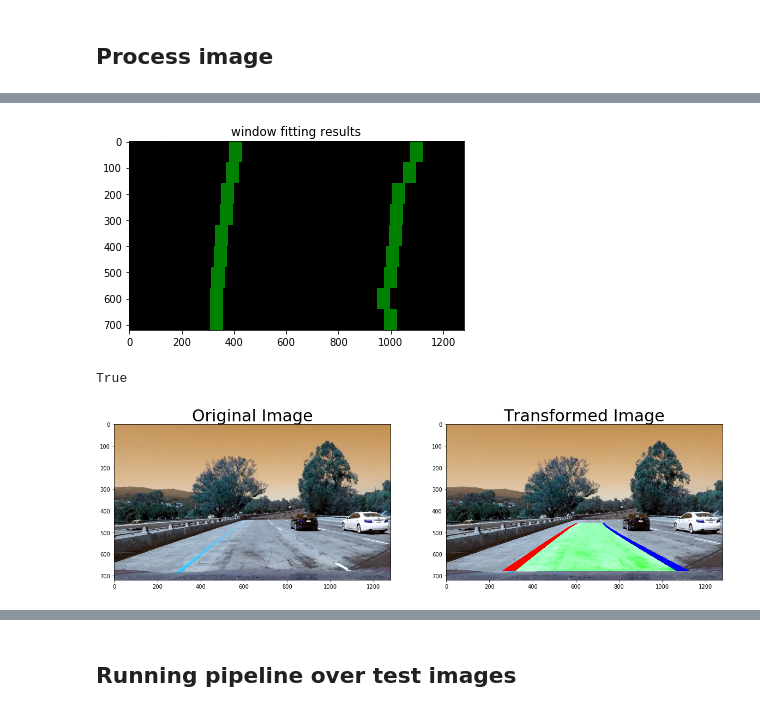
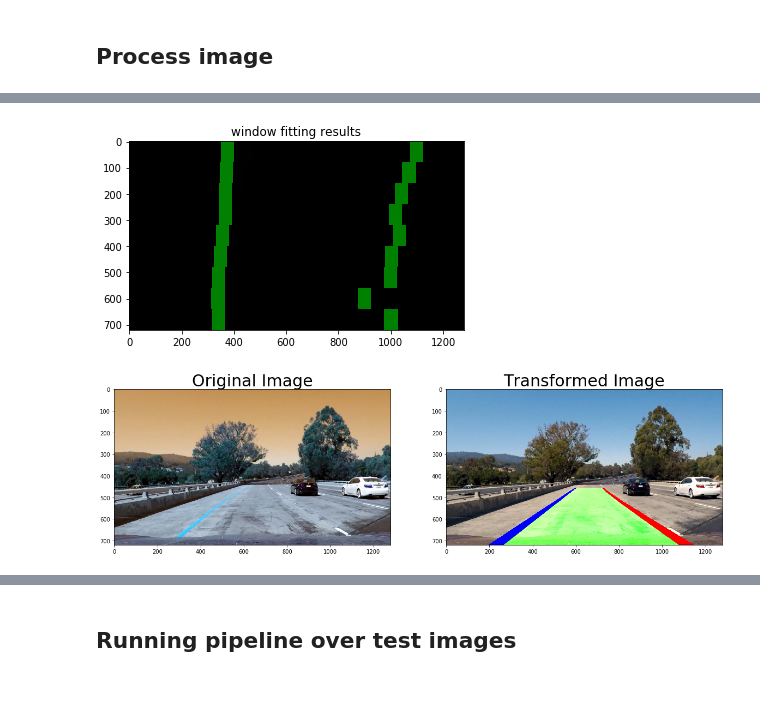
Before and after one commit to lealldiogo/CarND-Advanced-Lane-Lines, a Jupyter notebook: Project.ipynb, the cells around one changed output, grey strips where cells are left out. Saved outputs shown, nothing was run; the diff lists cells and outputs as text; code cells hidden in the pictures.

```diff
--- a/Project.ipynb
+++ b/Project.ipynb
@@ -94,7 +94,7 @@ source = np.float32([tl, bl, br, tr])
 # For destination points, I'm arbitrarily choosing some points to be a nice fit for displaying the warped result
 # Not exact, but close enough for our purposes. Dividing by four is a good aproximation
 destination = np.float32([(img_size[0]/4, 0), (img_size[0]/4, img_size[1]), (img_size[0]*3/4, img_size[1]), (img_size[0]*3/4, 0)])
-
-warped, M, Minv = warper(img, source, destination)
-visualize(img,warped)
+print(destination)
+warped, M, Minv = warper(persp_test, source, destination)
+visualize(persp_test,warped)
 # %% [output]
@@ -157,12 +169,19 @@ def dir_threshold(image, sobel_kernel=3, thresh=(0, np.pi/2)):
     # 6) Return this mask as your binary_output image
     return dir_binary
 # %%
-def color_threshold(image, s_thresh=(0,255), v_thresh=(0,255)):
+def color_threshold(image, s_thresh=(0,255), v_thresh=(0,255), r_thresh=(0,255), g_thresh=(0,255), l_thresh=(0,255)):
+    #image in rgb
+    r_channel = image[:,:,0]
+    g_channel = image[:,:,1]
+    rg_binary = np.zeros_like(r_channel)
+    rg_binary[(r_channel >= r_thresh[0]) & (r_channel <= r_thresh[1]) | (g_channel >= g_thresh[0]) & (g_channel <= g_thresh[1])] = 1
+
     hls = cv2.cvtColor(image, cv2.COLOR_RGB2HLS) #.astype(np.float)
     s_channel = hls[:,:,2]
+    l_channel = hls[:,:,1]
     # Threshold color channel
-    s_binary = np.zeros_like(s_channel)
-    s_binary[(s_channel >= s_thresh[0]) & (s_channel <= s_thresh[1])] = 1
+    sl_binary = np.zeros_like(s_channel)
+    sl_binary[(s_channel >= s_thresh[0]) & (s_channel <= s_thresh[1]) | (l_channel >= l_thresh[0]) & (l_channel <= l_thresh[1])] = 1
 
     hsv = cv2.cvtColor(image, cv2.COLOR_RGB2HSV) #.astype(np.float)
     v_channel = hls[:,:,2]
@@ -171,7 +190,7 @@ def color_threshold(image, s_thresh=(0,255), v_thresh=(0,255)):
     v_binary[(v_channel >= v_thresh[0]) & (v_channel <= v_thresh[1])] = 1
 
     color_binary = np.zeros_like(s_channel)
-    color_binary[(v_binary == 1) & (s_binary == 1)] = 1
+    color_binary[(sl_binary == 1) & (rg_binary == 1) & (v_binary == 1)] = 1
 
     return color_binary
 # %%
@@ -179,22 +198,22 @@ def color_threshold(image, s_thresh=(0,255), v_thresh=(0,255)):
 ksize = 3 # Choose a larger odd number to smooth gradient measurements
 
 # Apply each of the thresholding functions
-gradx = abs_sobel_thresh(img, orient='x', sobel_kernel=5, thresh=(10, 255))
-grady = abs_sobel_thresh(img, orient='y', sobel_kernel=3, thresh=(50, 255))
+gradx = abs_sobel_thresh(img, orient='x', sobel_kernel=9, thresh=(80, 255))
+grady = abs_sobel_thresh(img, orient='y', sobel_kernel=3, thresh=(30, 255))
 mag_binary = mag_thresh(img, sobel_kernel=5, mag_thresh=(40, 100))
 dir_binary = dir_threshold(img, sobel_kernel=7, thresh=(1, 2))
-color_binary = color_threshold(img, s_thresh=(115,255), v_thresh=(60,255))
+color_binary = color_threshold(img, s_thresh=(90,255), l_thresh=(240,255), r_thresh=(80,255), g_thresh=(80,255), v_thresh=(60,255))
 
 # Combining thresholds
 combined1 = np.zeros_like(img[:,:,0])
-combined1[((gradx == 1) & (grady == 1)) |  (color_binary == 1)] = 1 # ((gradx == 1) & (grady == 1)) |
-combined2 = np.zeros_like(img[:,:,0])
-combined2[((mag_binary == 1) & (dir_binary == 1)) | (color_binary == 1)] = 1 # ((gradx == 1) & (grady == 1)) |
-combined3 = np.zeros_like(img[:,:,0])
-combined3[ (gradx == 1) | (color_binary == 1)] = 1 # ((gradx == 1) & (grady == 1)) |
+combined1[(color_binary == 1)] = 1 # ((gradx == 1) & (grady == 1)) |
+# combined2 = np.zeros_like(img[:,:,0])
+# combined2[((mag_binary == 1) & (dir_binary == 1)) | (color_binary == 1)] = 1 # ((gradx == 1) & (grady == 1)) |
+# combined3 = np.zeros_like(img[:,:,0])
+# combined3[ (gradx == 1) | (color_binary == 1)] = 1 # ((gradx == 1) & (grady == 1)) |
 
 # Plotting results
 visualize_gray(img, combined1)
-visualize_gray(img, combined2)
-visualize_gray(img, combined3)
+# visualize_gray(img, combined2)
+# visualize_gray(img, combined3)
 # %% [output]
@@ -288,42 +305,41 @@ output = cv2.addWeighted(warpage, 1, template, 0.5, 0.0) # overlay the orignal r
 plt.imshow(output)
 plt.title('window fitting results')
 plt.show()
-cv2.imwrite('output_images/window_fit.jpg',output)
+# cv2.imwrite('output_images/window_fit.jpg',output)
 # %% [output]
-[figure, old version]
+[figure, new version]
-True
 # %%
 yvals = range(0, binary_warped.shape[0])
 
 res_yvals = np.arange(binary_warped.shape[0] - (window_height/2), 0, -window_height)
 
 left_fit = np.polyfit(res_yvals, leftx, 2)
 left_fitx = left_fit[0]*yvals*yvals + left_fit[1]*yvals + left_fit[2]
 left_fitx = np.array(left_fitx, np.int32)
 
 right_fit = np.polyfit(res_yvals, rightx, 2)
 right_fitx = right_fit[0]*yvals*yvals + right_fit[1]*yvals + right_fit[2]
 right_fitx = np.array(right_fitx, np.int32)
 
 left_lane = np.array(list(zip(np.concatenate((left_fitx-window_width/2,left_fitx[::-1]+window_width/2), axis=0),np.concatenate((yvals,yvals[::-1]),axis=0))), np.int32)
 right_lane = np.array(list(zip(np.concatenate((right_fitx-window_width/2,right_fitx[::-1]+window_width/2), axis=0),np.concatenate((yvals,yvals[::-1]),axis=0))), np.int32)
 inner_lane = np.array(list(zip(np.concatenate((left_fitx+window_width/2,right_fitx[::-1]- window_width/2), axis=0),np.concatenate((yvals,yvals[::-1]),axis=0))), np.int32)
 
 road = np.zeros_like(img)
 road_bkg = np.zeros_like(img)
 cv2.fillPoly(road, [left_lane], color=[255,0,0])
 cv2.fillPoly(road, [right_lane], color=[0,0,255])
 cv2.fillPoly(road, [inner_lane], color=[0,255,0])
 cv2.fillPoly(road_bkg, [left_lane], color=[255,255,255])
 cv2.fillPoly(road_bkg, [right_lane], color=[255,255,255])
 
 road_warped = cv2.warpPerspective(road, Minv, img_size, flags=cv2.INTER_LINEAR)
 road_bkg_warped = cv2.warpPerspective(road_bkg, Minv, img_size, flags=cv2.INTER_LINEAR)
 
 base = cv2.addWeighted(img, 1.0, road_bkg_warped, -1.0, 0.0)
 result = cv2.addWeighted(base, 1.0, road_warped, 1.0, 0.0)
-
+result = cv2.cvtColor(result, cv2.COLOR_BGR2RGB)
 visualize(img, result)
 # %% [output]
-[figure, old version]
+[figure, new version]
 # %%
```
Also changed, not shown: parts of 10 cells of this notebook, 1 other file.
